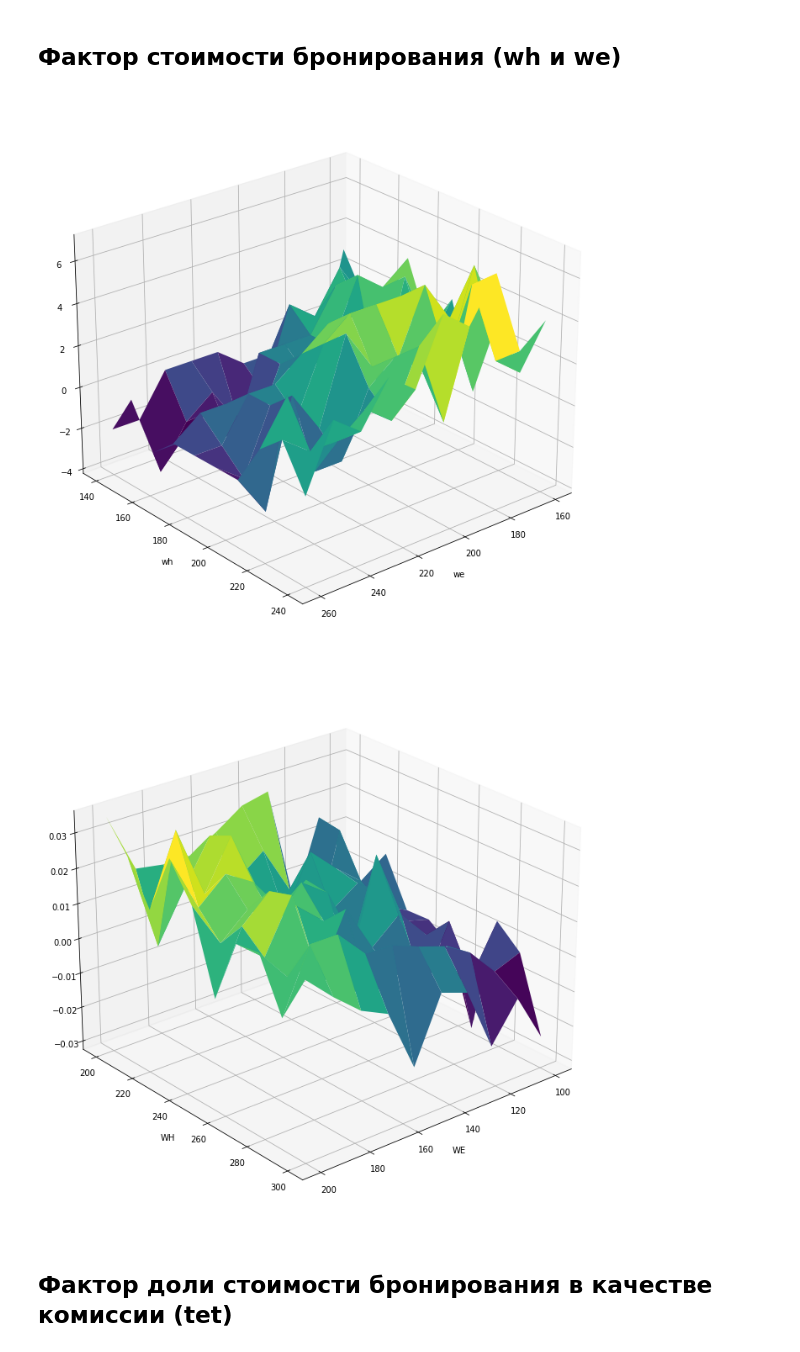
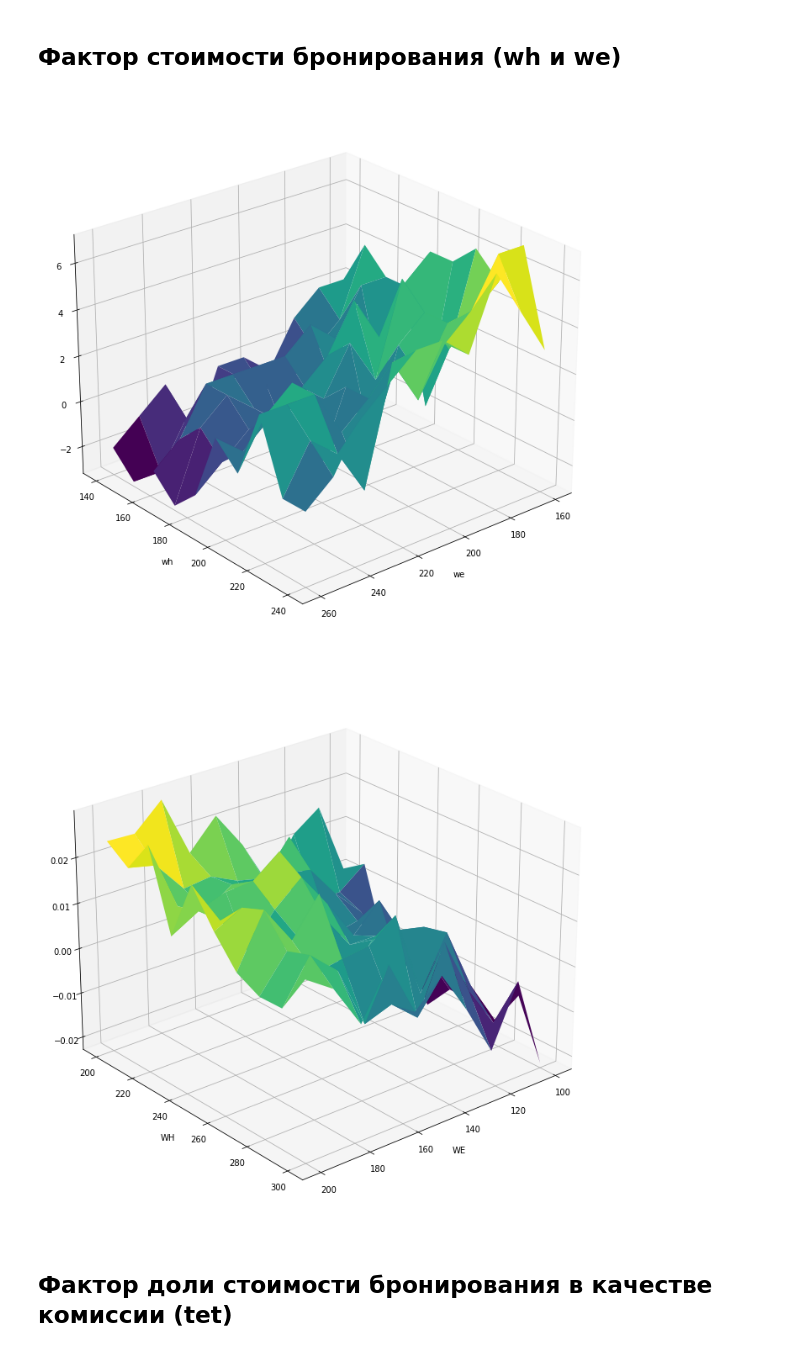
Before and after one commit to LevBugrov/hotel_strategy, a Jupyter notebook: diff.ipynb, the cells around one changed output. Cells and saved outputs as stored; diff of their text form; code cells hidden in the pictures.

```diff
--- a/diff.ipynb
+++ b/diff.ipynb
@@ -61,35 +61,35 @@ Z_optimal_form = [[0 for _ in range(size)] for _ in range(size)]
 q_optimal_form = [[0 for _ in range(size)] for _ in range(size)]
 
 diff = [[0 for _ in range(size)] for _ in range(size)]
 
 for q_now in range(34, 43, 1):
    for i in range(size):
         for j in range(size):
-            profit_ = profit_split(we=X[i][j], wh=Y[i][j], q=q_now, days=1000)
+            profit_ = profit_split(we=X[i][j], wh=Y[i][j], q=q_now, days=2500)
             if Z_optimal[i][j] < profit_:
                 Z_optimal[i][j] = profit_
                 q_optimal[i][j] = q_now
             if Z_optimal_form[i][j] < Pi_h_f(we=X[i][j], wh=Y[i][j], q=q_now):
                 Z_optimal_form[i][j] = Pi_h_f(we=X[i][j], wh=Y[i][j], q=q_now)
                 q_optimal_form[i][j] = q_now
 
             diff[i][j] = q_optimal[i][j] - q_optimal_form[i][j]
 
 
 
 Z = np.array(diff)
 
 figure(figsize=(12,12))
 
 ax = plt.axes(projection ='3d')
 ax.plot_surface(X, Y, Z, rstride=1, cstride=1, cmap='viridis')
 
 plt.xlabel("we")
 plt.ylabel("wh")
 ax.view_init(25, 50) #  поворачиваем график
 plt.show()
 # %% [output]
-[figure, old version]
+[figure, new version]
 # %%
 size = 10
 we_ = np.linspace(100, 200, size)
@@ -106,7 +106,7 @@ q_optimal_form = [[0 for _ in range(size)] for _ in range(size)]
 for q_now in range(30, 50, 2):
    for i in range(size):
         for j in range(size):
-            profit_ = profit_split(we=X[i][j], wh=Y[i][j], q=q_now, days=1000)
+            profit_ = profit_split(we=X[i][j], wh=Y[i][j], q=q_now, days=2500)
             if Z_optimal[i][j] < profit_:
                 Z_optimal[i][j] = profit_
                 q_optimal[i][j] = q_now
@@ -117,7 +117,7 @@ for q_now in range(30, 50, 2):
 alpha = [[0 for _ in range(size)] for _ in range(size)]
 for i in range(size):
     for j in range(size):
-        alpha[i][j] = Z_optimal[i][j] / profit_share(we=X[i][j], wh=Y[i][j], days=1000)
+        alpha[i][j] = Z_optimal[i][j] / profit_share(we=X[i][j], wh=Y[i][j], days=2500)
 
 alpha_form = Z_optimal_form/Pi_com_f(we=X, wh=Y)
 
@@ -134,7 +134,7 @@ plt.ylabel("WH")
 ax.view_init(25, 50) #  поворачиваем график
 plt.show()
 # %% [output]
-[figure, old version]
+[figure, new version]
 # %% [markdown]
 ## Фактор доли стоимости бронирования в качестве комиссии (tet)
 # %%
```
Also changed, not shown: parts of 6 cells of this notebook.
